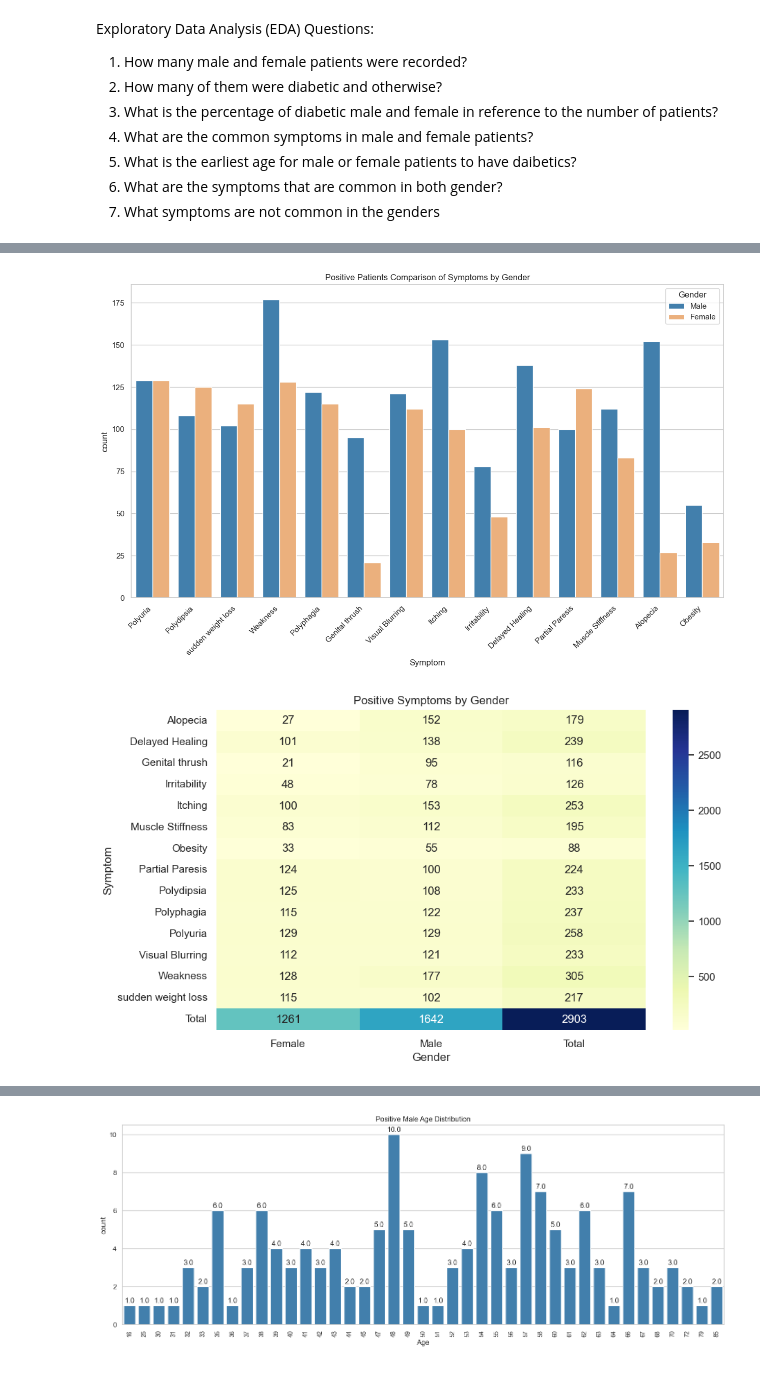
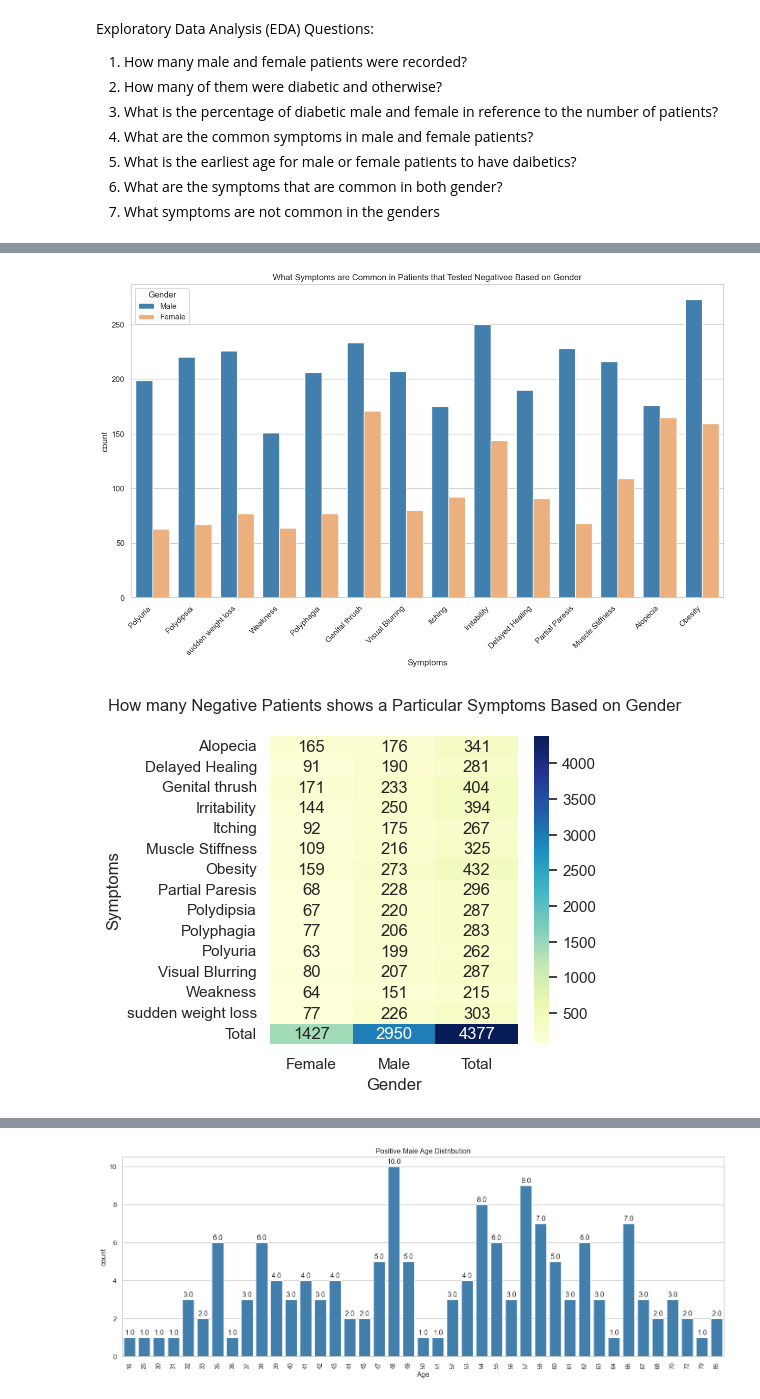
Before and after one commit to ifuu16/diabetes_early_detection, a Jupyter notebook: Early_Diabetes_Detection.ipynb, the cells around one changed output, grey strips where cells are left out. Drawn from its saved outputs; the diff is of its cells as text; code cells hidden in the pictures.

```diff
--- a/Early_Diabetes_Detection.ipynb
+++ b/Early_Diabetes_Detection.ipynb
@@ -70,21 +70,3 @@ Exploratory Data Analysis (EDA) Questions:
 5) What is the earliest age for male or female patients to have daibetics?
 6) What are the symptoms that are common in both gender?
 7) What symptoms are not common in the genders
-# %%
-#1 Percentage of male and female in the dataset
-
-sns.set(style='whitegrid')  # Set a white grid background for better readability
-
-gender_plot = sns.countplot(x='Gender', data=data, palette=['#3182bd', '#fdae6b'])
-plt.title('Percentage of Male and Female ', fontsize= 20, pad=25)
-
-
-# Annotate each bar with the percentage value...
-total = len(data['Gender'])
-for patch in gender_plot.patches:
-    percentage = '{:.1f}%'.format(100 * patch.get_height() / total) # Calculate the percentage to one significant number
-    count = patch.get_height()
-    x = patch.get_x() + patch.get_width() / 2 # Place the text at the center of the bar/patch
-    y = patch.get_height() + 0.02 * total  # Adjust the vertical position of the text
-    gender_plot.text(x, y, f'{count}\n{percentage}', ha='center')
-plt.show()
@@ -202,38 +233,35 @@ Total       2688  4592   7280
 # %%
 
 #Save the symptoms and gender in new_data
-symptoms = data.drop(['Age', 'Class'], axis=1)
+symptom = data.drop(['Age', 'Class'], axis=1)
 
 #convert to a dataframe
-df = pd.DataFrame(symptoms)
+df = pd.DataFrame(symptom)
 
 # Melt the DataFrame to make it suitable for plotting. place the symptoms in a column called Symptom
-Reshaped_data = pd.melt(df, id_vars='Gender', var_name='Symptom', value_name='Count')
+Reshaped_data = pd.melt(df, id_vars='Gender', var_name='Symptoms', value_name='Count')
 
 #Create a dataframe that only positive symptoms
-positive_symptoms = Reshaped_data[Reshaped_data['Count'] == 'Yes']
+negative_symptoms = Reshaped_data[Reshaped_data['Count'] == 'No']
 
 # Plotting
 sns.set(style="whitegrid")
 plt.figure(figsize=(15, 8))
-sns.countplot(x='Symptom', hue='Gender', data=positive_symptoms, palette=['#3182bd', '#fdae6b'])
+sns.countplot(x='Symptoms', hue='Gender', data=negative_symptoms, palette=['#3182bd', '#fdae6b'])
 
 
 plt.xticks(rotation=45, ha='right')  # Rotate x-axis labels for better visibility
-plt.title('Positive Patients Comparison of Symptoms by Gender')
+plt.title('What Symptoms are Common in Patients that Tested Negativee Based on Gender')
 plt.show()
 
-
-
 # Create a cross-tabulation (crosstab)
-positive_symptomsCT = pd.crosstab(index=df_yes['Symptom'], columns=df_yes['Gender'], margins=True, margins_name='Total')
-
+negative_symptomsCT = pd.crosstab(index=negative_symptoms['Symptoms'], columns=negative_symptoms['Gender'], margins=True, margins_name='Total')
 
 # Create a heatmap from the crosstab
-plt.figure(figsize=(10, 6))
-sns.heatmap(positive_symptomsCT, annot=True, cmap='YlGnBu', fmt='d', cbar=True)
-plt.title('Positive Symptoms by Gender')
+plt.figure(figsize=(4, 4))
+sns.heatmap(negative_symptomsCT, annot=True, cmap='YlGnBu', fmt='d', cbar=True)
+plt.title('How many Negative Patients shows a Particular Symptoms Based on Gender\n')
 plt.show()
 # %% [output]
-[figure, old version]
+[figure, new version]
-[figure, old version]
+[figure, new version]
```
Also changed, not shown: parts of 10 cells of this notebook.
